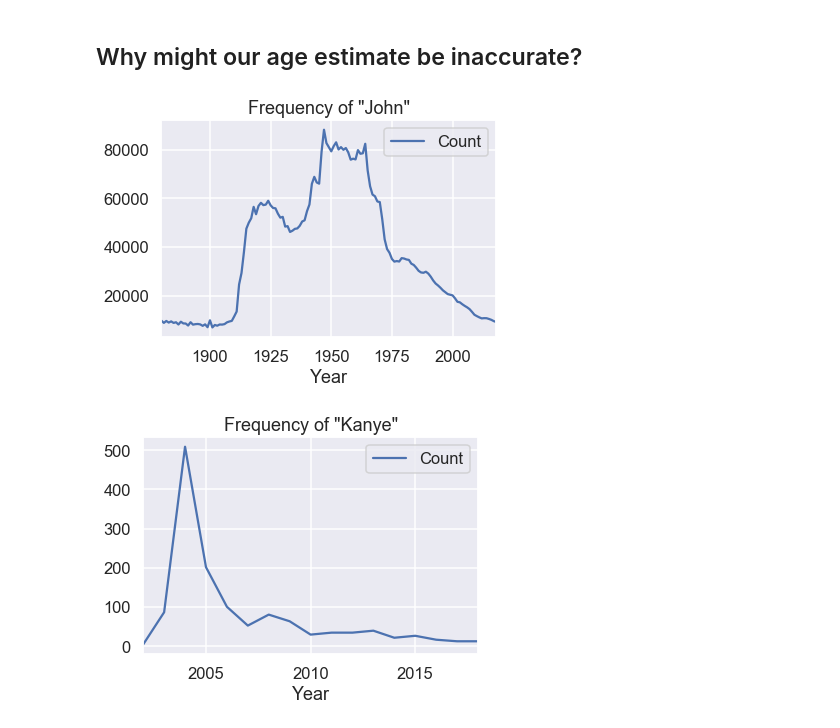
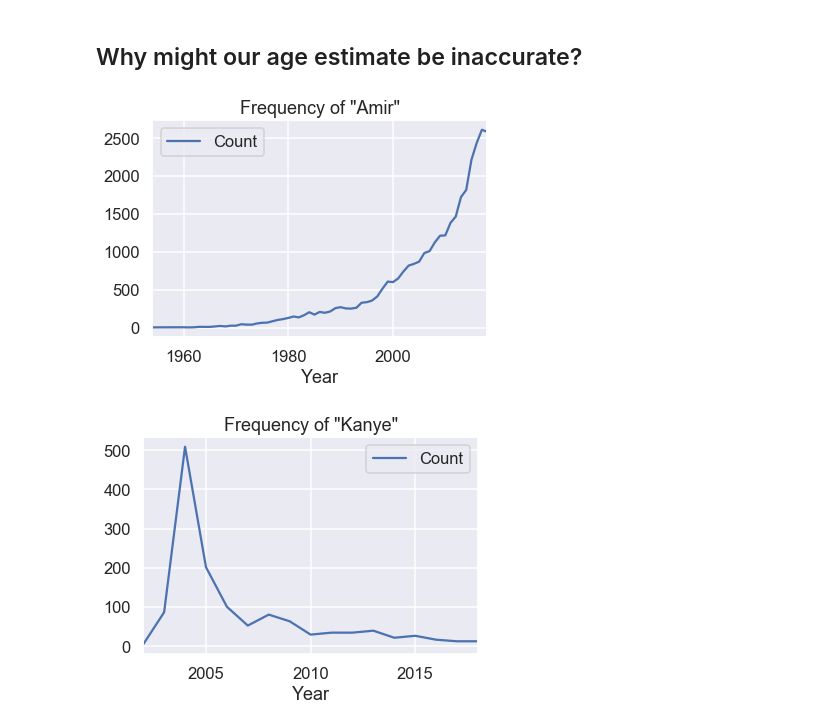
Before and after one commit to SamLau95/cogs108disc-wi20, a Jupyter notebook: disc03/disc03.ipynb, the cells around one changed output. Drawn from its saved outputs; the diff is of its cells as text; code cells hidden in the pictures.

```diff
--- a/disc03/disc03.ipynb
+++ b/disc03/disc03.ipynb
@@ -233,11 +264,11 @@ students['predicted_year'].mean()
 ## Why might our age estimate be inaccurate?
 # %%
 names = babynames.set_index('Name').sort_values('Year')
-john = names.loc['john']
+john = names.loc['amir']
 john[john['Sex'] == 'M'].plot('Year', 'Count')
-plt.title('Frequency of "John"');
+plt.title('Frequency of "Amir"');
 # %% [output]
-[figure, old version]
+[figure, new version]
 # %%
 names = babynames.set_index('Name').sort_values('Year')
 kanye = names.loc['kanye']
```
Also changed, not shown: parts of 12 cells of this notebook, 5 other files.
